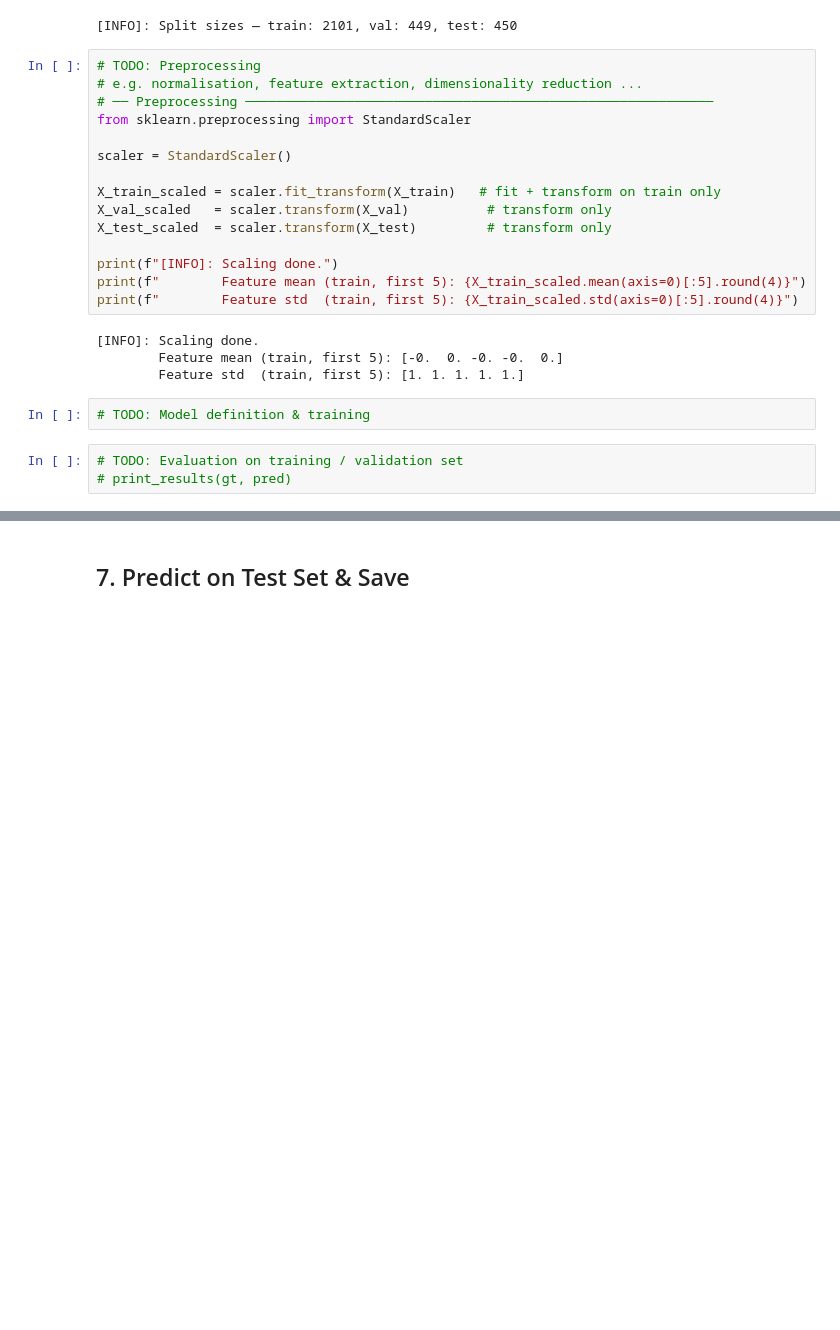
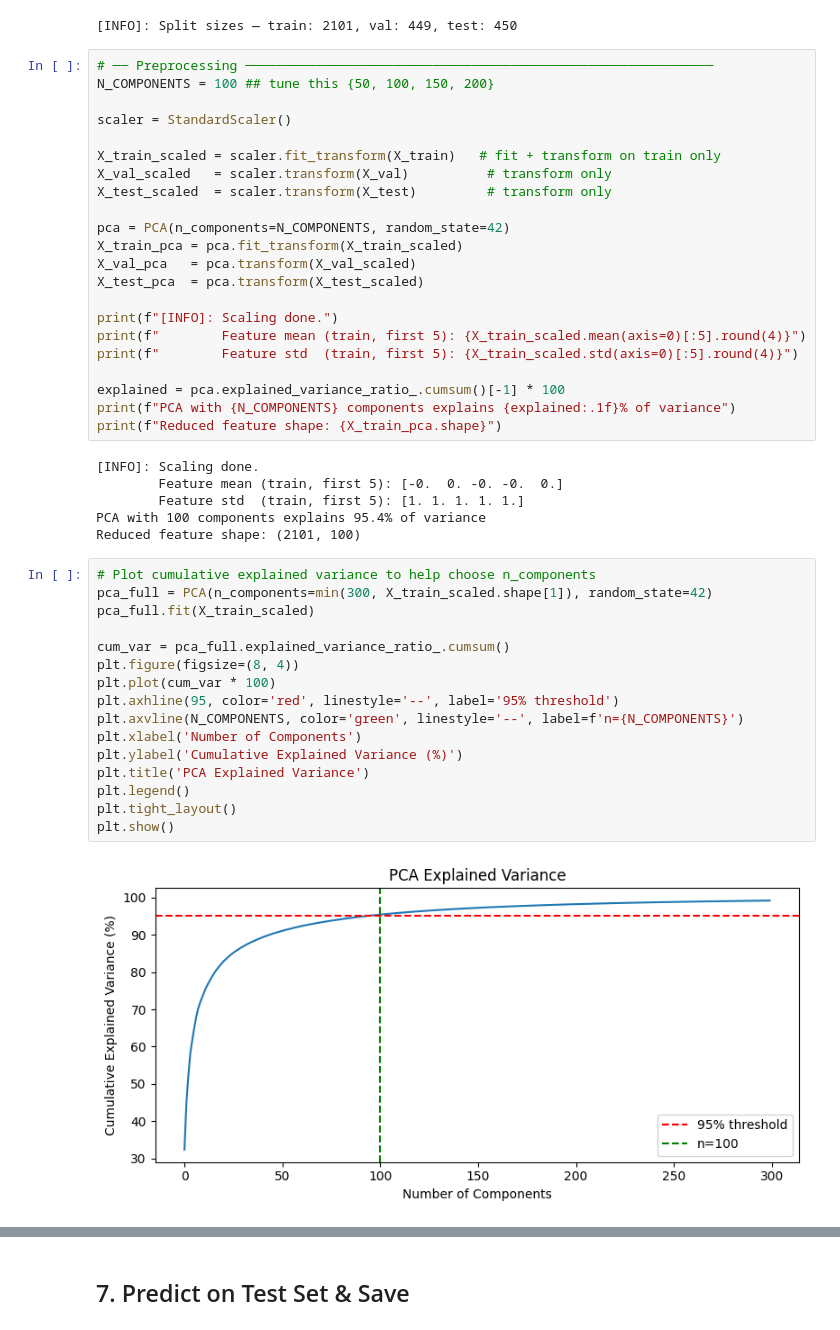
Before and after one commit to aapaul29/Distance-Recognition-SML1-, a Jupyter notebook: main.ipynb, the cells around one changed output, grey strips where cells are left out. Cells and saved outputs as stored; diff of their text form; blank space fills up the shorter version.

```diff
--- a/main.ipynb
+++ b/main.ipynb
@@ -119,10 +160,8 @@ print(f"[INFO]: Split sizes — train: {len(X_train)}, "
 # %% [output]
 [INFO]: Split sizes — train: 2101, val: 449, test: 450
 # %%
-# TODO: Preprocessing
-# e.g. normalisation, feature extraction, dimensionality reduction ...
 # ── Preprocessing ────────────────────────────────────────────────────────────
-from sklearn.preprocessing import StandardScaler
+N_COMPONENTS = 100 ## tune this {50, 100, 150, 200}
 
 scaler = StandardScaler()
 
@@ -130,15 +169,39 @@ X_train_scaled = scaler.fit_transform(X_train)   # fit + transform on train only
 X_val_scaled   = scaler.transform(X_val)          # transform only
 X_test_scaled  = scaler.transform(X_test)         # transform only
 
+pca = PCA(n_components=N_COMPONENTS, random_state=42)
+X_train_pca = pca.fit_transform(X_train_scaled)
+X_val_pca   = pca.transform(X_val_scaled)
+X_test_pca  = pca.transform(X_test_scaled)
+
 print(f"[INFO]: Scaling done.")
 print(f"        Feature mean (train, first 5): {X_train_scaled.mean(axis=0)[:5].round(4)}")
 print(f"        Feature std  (train, first 5): {X_train_scaled.std(axis=0)[:5].round(4)}")
+
+explained = pca.explained_variance_ratio_.cumsum()[-1] * 100
+print(f"PCA with {N_COMPONENTS} components explains {explained:.1f}% of variance")
+print(f"Reduced feature shape: {X_train_pca.shape}")
 # %% [output]
 [INFO]: Scaling done.
         Feature mean (train, first 5): [-0.  0. -0. -0.  0.]
         Feature std  (train, first 5): [1. 1. 1. 1. 1.]
+PCA with 100 components explains 95.4% of variance
+Reduced feature shape: (2101, 100)
-# %%
-# TODO: Model definition & training
-# %%
-# TODO: Evaluation on training / validation set
-# print_results(gt, pred)
+# %%
+# Plot cumulative explained variance to help choose n_components
+pca_full = PCA(n_components=min(300, X_train_scaled.shape[1]), random_state=42)
+pca_full.fit(X_train_scaled)
+
+cum_var = pca_full.explained_variance_ratio_.cumsum()
+plt.figure(figsize=(8, 4))
+plt.plot(cum_var * 100)
+plt.axhline(95, color='red', linestyle='--', label='95% threshold')
+plt.axvline(N_COMPONENTS, color='green', linestyle='--', label=f'n={N_COMPONENTS}')
+plt.xlabel('Number of Components')
+plt.ylabel('Cumulative Explained Variance (%)')
+plt.title('PCA Explained Variance')
+plt.legend()
+plt.tight_layout()
+plt.show()
+# %% [output]
+[figure, added]
```
Also changed, not shown: parts of 11 cells of this notebook.
